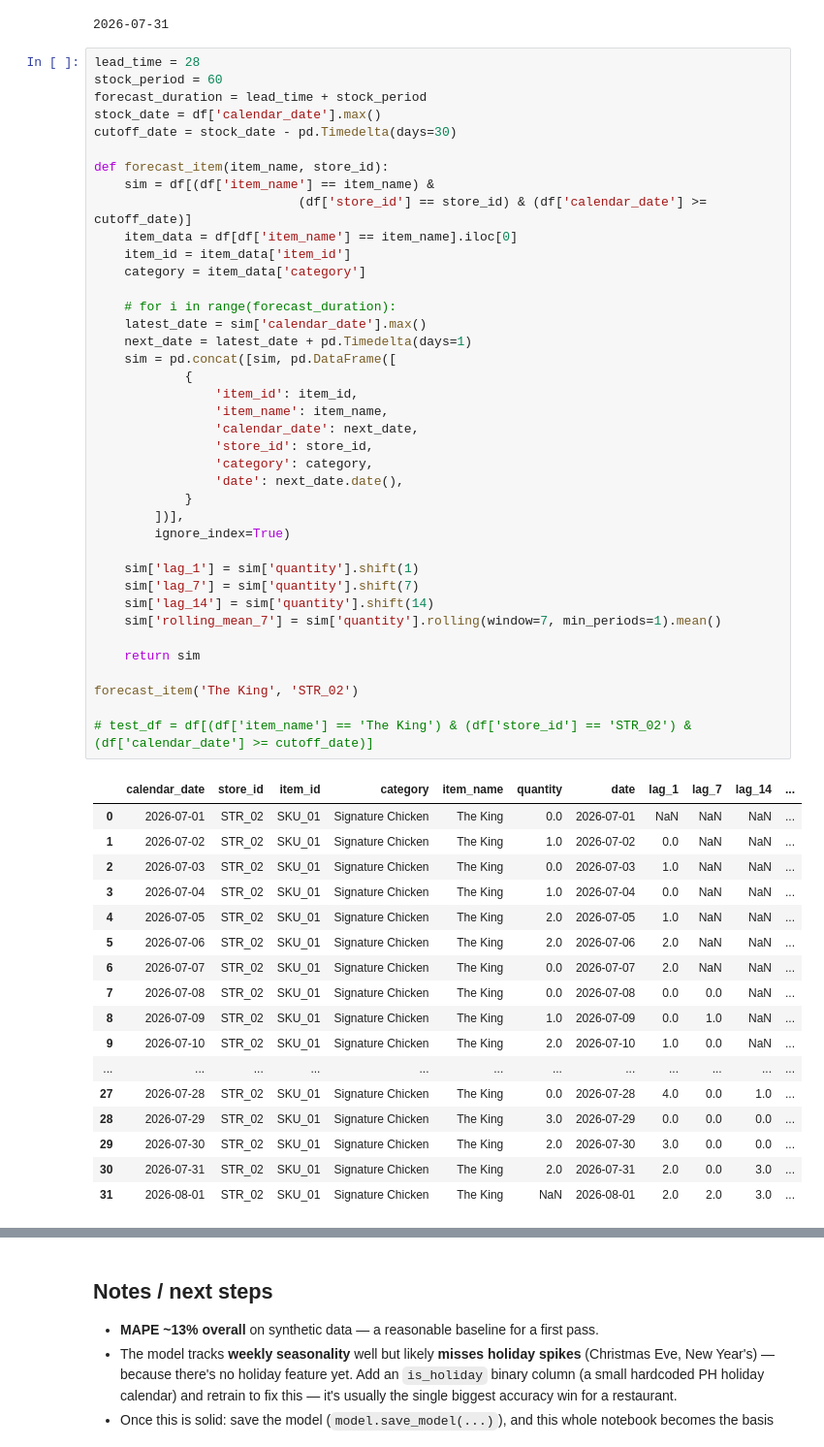
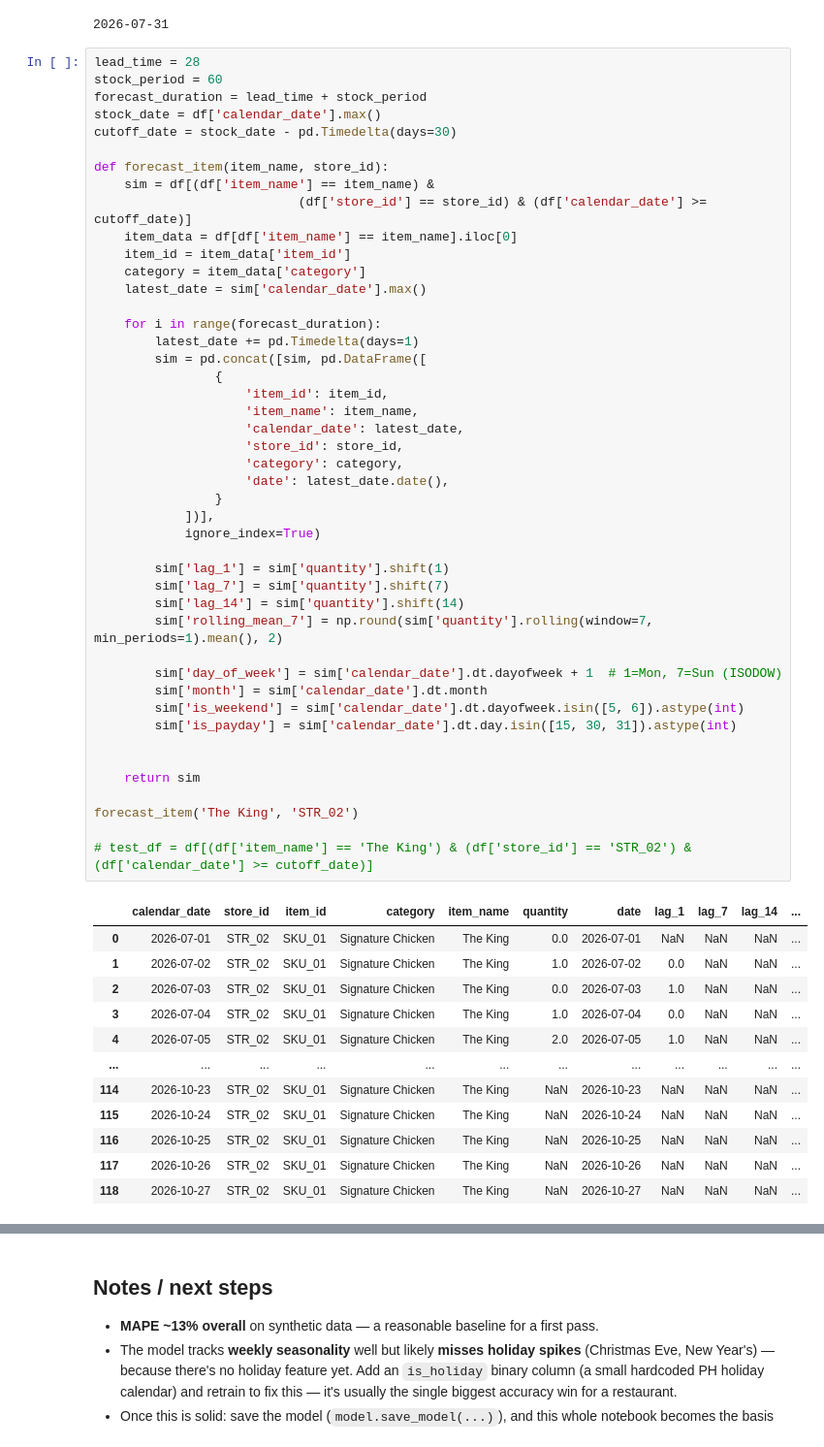
Before and after one commit to Reyal335/Monga-Sales-Forecasting-and-Analytics-App, a Jupyter notebook: ml/restaurant_demand_forecast_prototype.ipynb, the cells around one changed output, grey strips where cells are left out. Shown at 97% size. Saved outputs shown, nothing was run; the diff lists cells and outputs as text.

Commit message:
forecast rows loop

```diff
--- a/ml/restaurant_demand_forecast_prototype.ipynb
+++ b/ml/restaurant_demand_forecast_prototype.ipynb
@@ -259,57 +259,58 @@ print(datewow.date())
 # %%
 lead_time = 28
 stock_period = 60
 forecast_duration = lead_time + stock_period
 stock_date = df['calendar_date'].max()
 cutoff_date = stock_date - pd.Timedelta(days=30)
 
 def forecast_item(item_name, store_id):
     sim = df[(df['item_name'] == item_name) &
                            (df['store_id'] == store_id) & (df['calendar_date'] >= cutoff_date)]
     item_data = df[df['item_name'] == item_name].iloc[0]
     item_id = item_data['item_id']
     category = item_data['category']
+    latest_date = sim['calendar_date'].max()
 
-    # for i in range(forecast_duration):
-    latest_date = sim['calendar_date'].max()
-    next_date = latest_date + pd.Timedelta(days=1)
-    sim = pd.concat([sim, pd.DataFrame([
-            {
-                'item_id': item_id,
-                'item_name': item_name,
-                'calendar_date': next_date,
-                'store_id': store_id,
-                'category': category,
-                'date': next_date.date(),
-            }
-        ])],
-        ignore_index=True)
+    for i in range(forecast_duration):
+        latest_date += pd.Timedelta(days=1)
+        sim = pd.concat([sim, pd.DataFrame([
+                {
+                    'item_id': item_id,
+                    'item_name': item_name,
+                    'calendar_date': latest_date,
+                    'store_id': store_id,
+                    'category': category,
+                    'date': latest_date.date(),
+                }
+            ])],
+            ignore_index=True)
 
-    sim['lag_1'] = sim['quantity'].shift(1)
-    sim['lag_7'] = sim['quantity'].shift(7)
-    sim['lag_14'] = sim['quantity'].shift(14)
-    sim['rolling_mean_7'] = sim['quantity'].rolling(window=7, min_periods=1).mean()
+        sim['lag_1'] = sim['quantity'].shift(1)
+        sim['lag_7'] = sim['quantity'].shift(7)
+        sim['lag_14'] = sim['quantity'].shift(14)
+        sim['rolling_mean_7'] = np.round(sim['quantity'].rolling(window=7, min_periods=1).mean(), 2)
+
+        sim['day_of_week'] = sim['calendar_date'].dt.dayofweek + 1  # 1=Mon, 7=Sun (ISODOW)
+        sim['month'] = sim['calendar_date'].dt.month
+        sim['is_weekend'] = sim['calendar_date'].dt.dayofweek.isin([5, 6]).astype(int)
+        sim['is_payday'] = sim['calendar_date'].dt.day.isin([15, 30, 31]).astype(int)
+
 
     return sim
 
 forecast_item('The King', 'STR_02')
 
 # test_df = df[(df['item_name'] == 'The King') & (df['store_id'] == 'STR_02') & (df['calendar_date'] >= cutoff_date)]
 # %% [output]
 |  | calendar_date | store_id | item_id | category | item_name | quantity | date | lag_1 | lag_7 | lag_14 | ... |
 | 0 | 2026-07-01 | STR_02 | SKU_01 | Signature Chicken | The King | 0.0 | 2026-07-01 | NaN | NaN | NaN | ... |
 | 1 | 2026-07-02 | STR_02 | SKU_01 | Signature Chicken | The King | 1.0 | 2026-07-02 | 0.0 | NaN | NaN | ... |
 | 2 | 2026-07-03 | STR_02 | SKU_01 | Signature Chicken | The King | 0.0 | 2026-07-03 | 1.0 | NaN | NaN | ... |
 | 3 | 2026-07-04 | STR_02 | SKU_01 | Signature Chicken | The King | 1.0 | 2026-07-04 | 0.0 | NaN | NaN | ... |
 | 4 | 2026-07-05 | STR_02 | SKU_01 | Signature Chicken | The King | 2.0 | 2026-07-05 | 1.0 | NaN | NaN | ... |
-| 5 | 2026-07-06 | STR_02 | SKU_01 | Signature Chicken | The King | 2.0 | 2026-07-06 | 2.0 | NaN | NaN | ... |
-| 6 | 2026-07-07 | STR_02 | SKU_01 | Signature Chicken | The King | 0.0 | 2026-07-07 | 2.0 | NaN | NaN | ... |
-| 7 | 2026-07-08 | STR_02 | SKU_01 | Signature Chicken | The King | 0.0 | 2026-07-08 | 0.0 | 0.0 | NaN | ... |
-| 8 | 2026-07-09 | STR_02 | SKU_01 | Signature Chicken | The King | 1.0 | 2026-07-09 | 0.0 | 1.0 | NaN | ... |
-| 9 | 2026-07-10 | STR_02 | SKU_01 | Signature Chicken | The King | 2.0 | 2026-07-10 | 1.0 | 0.0 | NaN | ... |
 | ... | ... | ... | ... | ... | ... | ... | ... | ... | ... | ... | ... |
-| 27 | 2026-07-28 | STR_02 | SKU_01 | Signature Chicken | The King | 0.0 | 2026-07-28 | 4.0 | 0.0 | 1.0 | ... |
-| 28 | 2026-07-29 | STR_02 | SKU_01 | Signature Chicken | The King | 3.0 | 2026-07-29 | 0.0 | 0.0 | 0.0 | ... |
-| 29 | 2026-07-30 | STR_02 | SKU_01 | Signature Chicken | The King | 2.0 | 2026-07-30 | 3.0 | 0.0 | 0.0 | ... |
-| 30 | 2026-07-31 | STR_02 | SKU_01 | Signature Chicken | The King | 2.0 | 2026-07-31 | 2.0 | 0.0 | 3.0 | ... |
-| 31 | 2026-08-01 | STR_02 | SKU_01 | Signature Chicken | The King | NaN | 2026-08-01 | 2.0 | 2.0 | 3.0 | ... |
+| 114 | 2026-10-23 | STR_02 | SKU_01 | Signature Chicken | The King | NaN | 2026-10-23 | NaN | NaN | NaN | ... |
+| 115 | 2026-10-24 | STR_02 | SKU_01 | Signature Chicken | The King | NaN | 2026-10-24 | NaN | NaN | NaN | ... |
+| 116 | 2026-10-25 | STR_02 | SKU_01 | Signature Chicken | The King | NaN | 2026-10-25 | NaN | NaN | NaN | ... |
+| 117 | 2026-10-26 | STR_02 | SKU_01 | Signature Chicken | The King | NaN | 2026-10-26 | NaN | NaN | NaN | ... |
+| 118 | 2026-10-27 | STR_02 | SKU_01 | Signature Chicken | The King | NaN | 2026-10-27 | NaN | NaN | NaN | ... |
```
Also changed, not shown: parts of 2 cells of this notebook, 1 other file.
